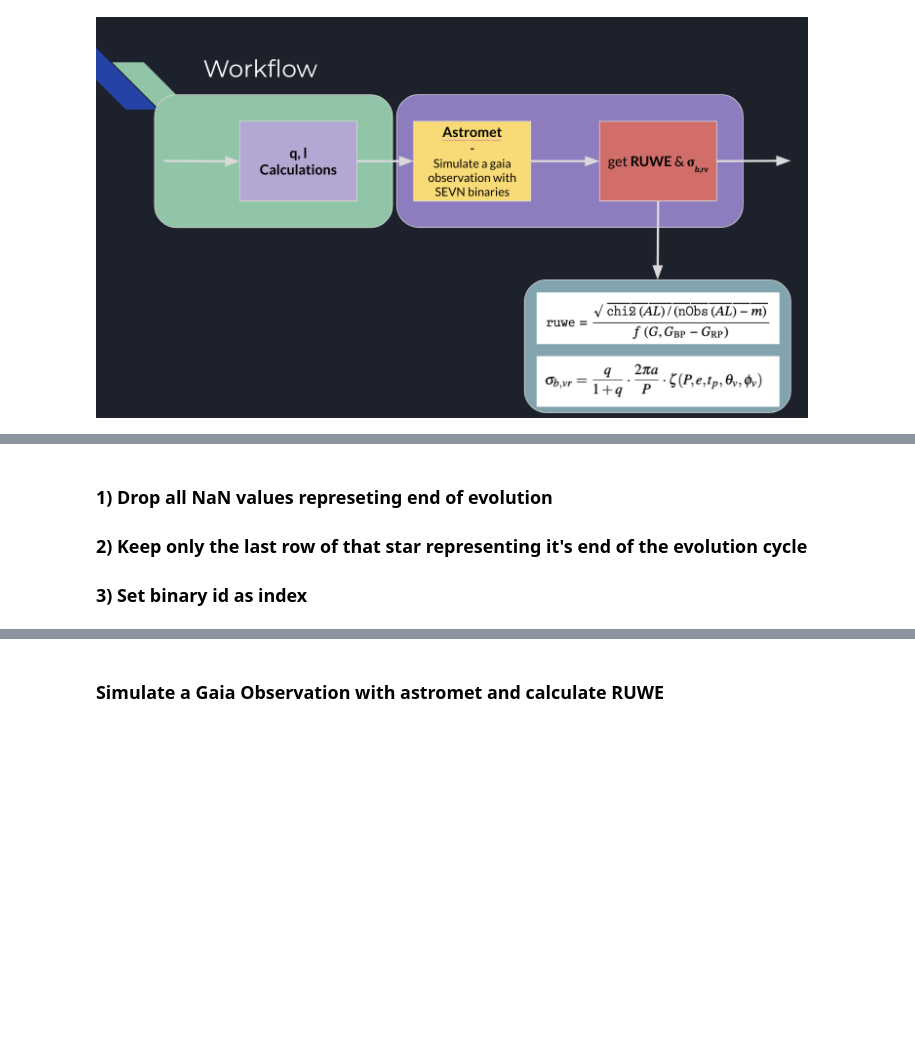
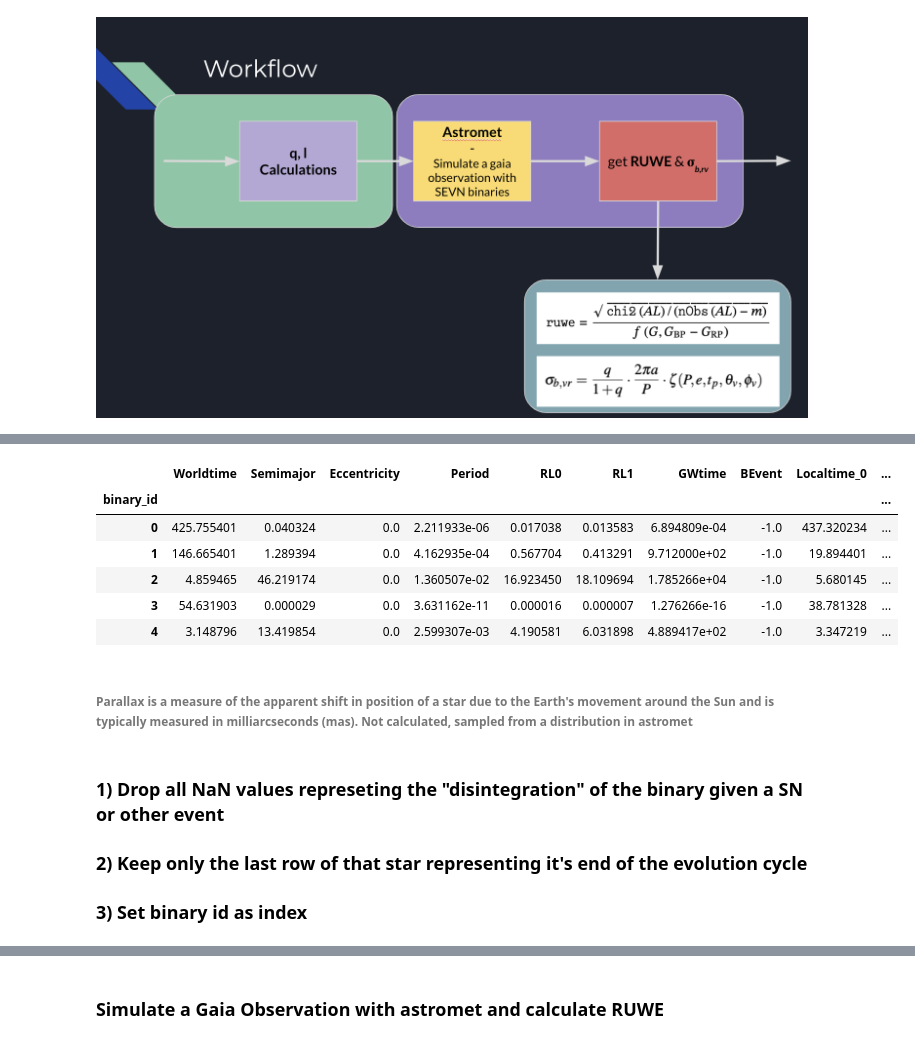
Before and after one commit to kostas-panagiotakis/thesis, a Jupyter notebook: read_IC_and_evolve.ipynb, the cells around one changed output, grey strips where cells are left out. Cells and saved outputs as stored; diff of their text form; code cells hidden in the pictures; blank space fills up the shorter version.

```diff
--- a/read_IC_and_evolve.ipynb
+++ b/read_IC_and_evolve.ipynb
@@ -173,5 +157,20 @@ evolved_binaries['Parallax'] = (1 / ((evolved_binaries['Semimajor']**3 / ((evolv
+# %%
+# show me all the columns
+pd.set_option('display.max_columns', None)
+# show me the first 5 rows
+evolved_binaries.head()
+# %% [output]
+|  | Worldtime | Semimajor | Eccentricity | Period | RL0 | RL1 | GWtime | BEvent | Localtime_0 | ... |
+| binary_id |  |  |  |  |  |  |  |  |  | ... |
+| 0 | 425.755401 | 0.040324 | 0.0 | 2.211933e-06 | 0.017038 | 0.013583 | 6.894809e-04 | -1.0 | 437.320234 | ... |
+| 1 | 146.665401 | 1.289394 | 0.0 | 4.162935e-04 | 0.567704 | 0.413291 | 9.712000e+02 | -1.0 | 19.894401 | ... |
+| 2 | 4.859465 | 46.219174 | 0.0 | 1.360507e-02 | 16.923450 | 18.109694 | 1.785266e+04 | -1.0 | 5.680145 | ... |
+| 3 | 54.631903 | 0.000029 | 0.0 | 3.631162e-11 | 0.000016 | 0.000007 | 1.276266e-16 | -1.0 | 38.781328 | ... |
+| 4 | 3.148796 | 13.419854 | 0.0 | 2.599307e-03 | 4.190581 | 6.031898 | 4.889417e+02 | -1.0 | 3.347219 | ... |
+# %% [markdown]
+###### Parallax is a measure of the apparent shift in position of a star due to the Earth's movement around the Sun and is typically measured in milliarcseconds (mas). Not calculated, sampled from a distribution in astromet
 # %% [markdown]
-### 1) Drop all NaN values represeting end of evolution
+### 1) Drop all NaN values represeting the "disintegration" of the binary given a SN or other event
 ### 2) Keep only the last row of that star representing it's end of the evolution cycle
 ### 3) Set binary id as index
 # %%
```
Also changed, not shown: parts of 22 cells of this notebook, 1 other file.
